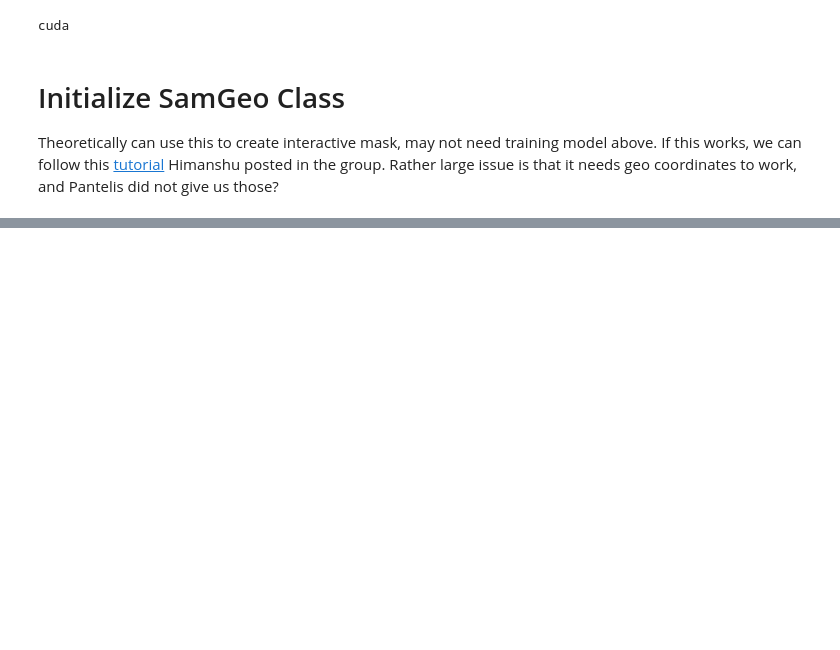
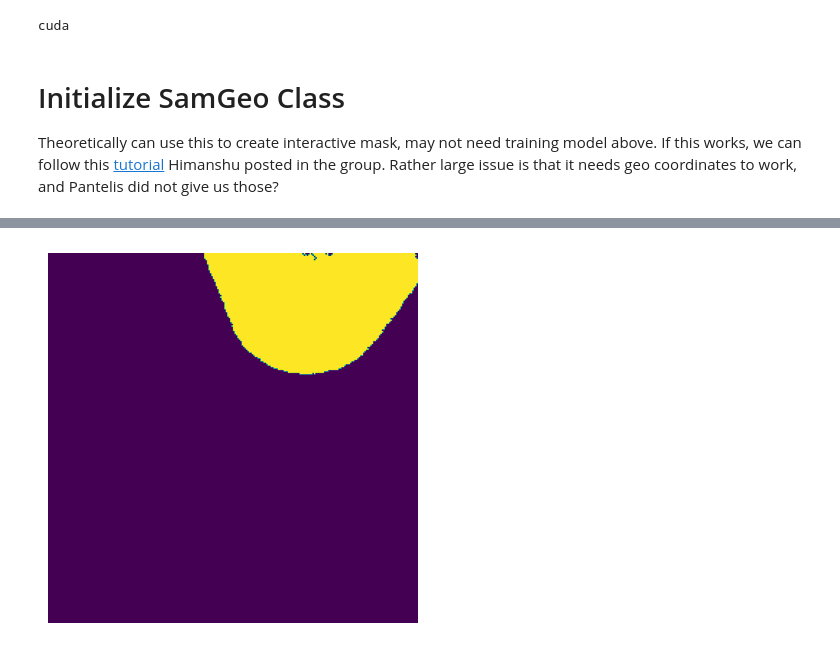
Before and after one commit to dhauss/csgy6613-project, a Jupyter notebook: ML5/input_prompts.ipynb, the cells around one changed output, grey strips where cells are left out. Saved outputs shown, nothing was run; the diff lists cells and outputs as text; code cells hidden in the pictures; blank space fills up the shorter version.

```diff
--- a/ML5/input_prompts.ipynb
+++ b/ML5/input_prompts.ipynb
@@ -237,0 +238,10 @@ To: /root/.cache/torch/hub/checkpoints/sam_vit_h_4b8939.pth
+# %%
+image = Image.fromarray((masks[0][1].astype('uint8') * 255))
+
+# Display the image
+# Display the TIFF image
+plt.imshow(image)
+plt.axis('off')  # Turn off axis
+plt.show()
+# %% [output]
+[figure, added]
```
Also changed, not shown: parts of 15 cells of this notebook.
